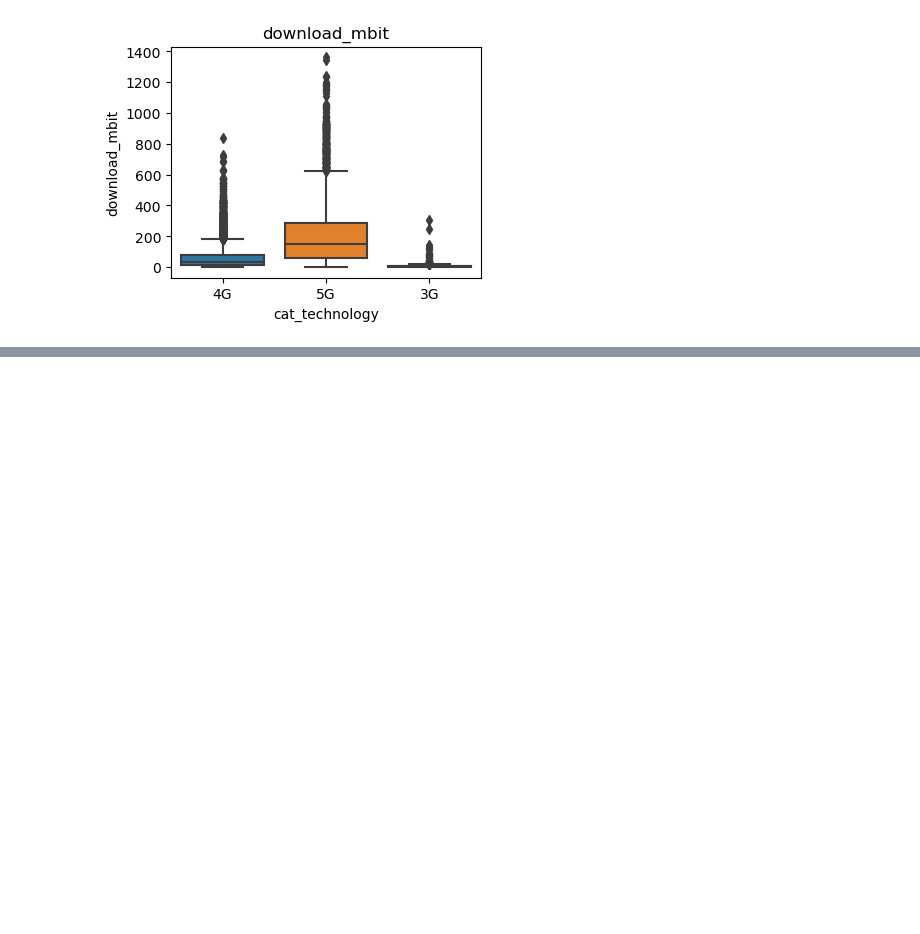
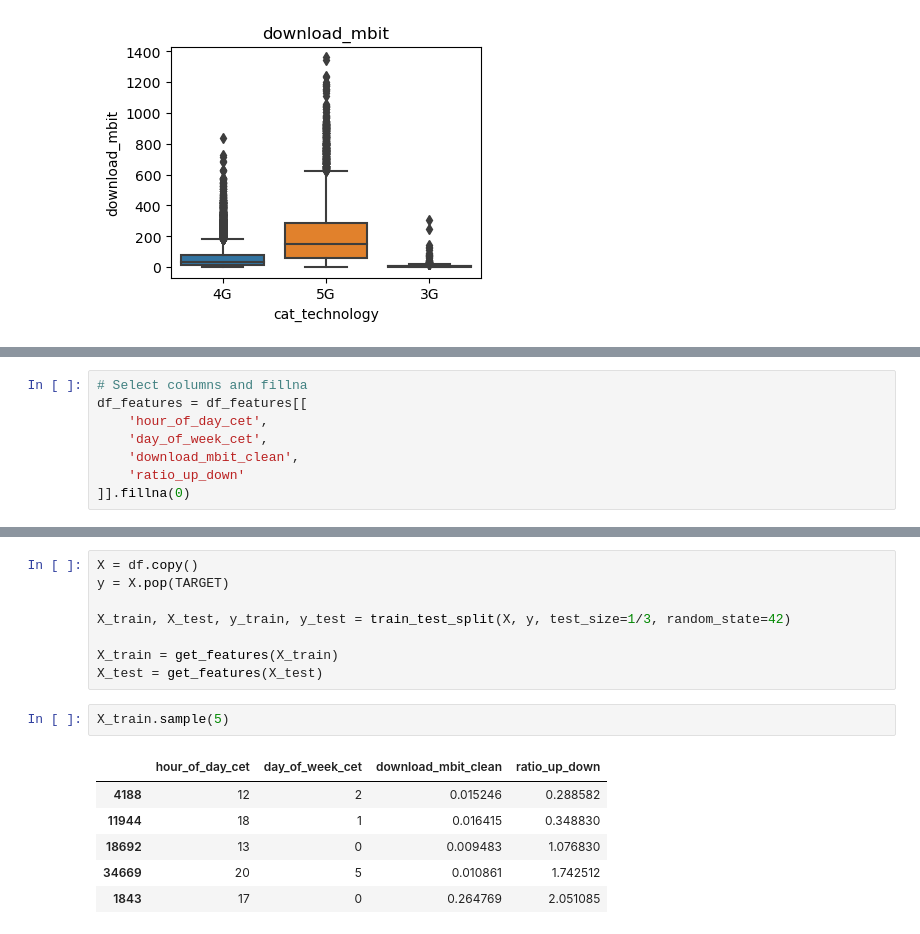
Before and after one commit to heckert/speedtest-classification, a Jupyter notebook: notebooks/vdsg-presentation/02-bad.ipynb, the cells around one changed output, grey strips where cells are left out. Saved outputs shown, nothing was run; the diff lists cells and outputs as text; blank space fills up the shorter version.

```diff
--- a/notebooks/vdsg-presentation/02-bad.ipynb
+++ b/notebooks/vdsg-presentation/02-bad.ipynb
@@ -87,0 +124,8 @@ X_train['download_mbit_clean'].hist()
+# %%
+# Select columns and fillna
+df_features = df_features[[
+    'hour_of_day_cet',
+    'day_of_week_cet',
+    'download_mbit_clean',
+    'ratio_up_down'
+]].fillna(0)
@@ -87,0 +173,17 @@ X_train['download_mbit_clean'].hist()
+# %%
+X = df.copy()
+y = X.pop(TARGET)
+
+X_train, X_test, y_train, y_test = train_test_split(X, y, test_size=1/3, random_state=42)
+
+X_train = get_features(X_train)
+X_test = get_features(X_test)
+# %%
+X_train.sample(5)
+# %% [output]
+|  | hour_of_day_cet | day_of_week_cet | download_mbit_clean | ratio_up_down |
+| 4188 | 12 | 2 | 0.015246 | 0.288582 |
+| 11944 | 18 | 1 | 0.016415 | 0.348830 |
+| 18692 | 13 | 0 | 0.009483 | 1.076830 |
+| 34669 | 20 | 5 | 0.010861 | 1.742512 |
+| 1843 | 17 | 0 | 0.264769 | 2.051085 |
```
Also changed, not shown: parts of 24 cells of this notebook.
